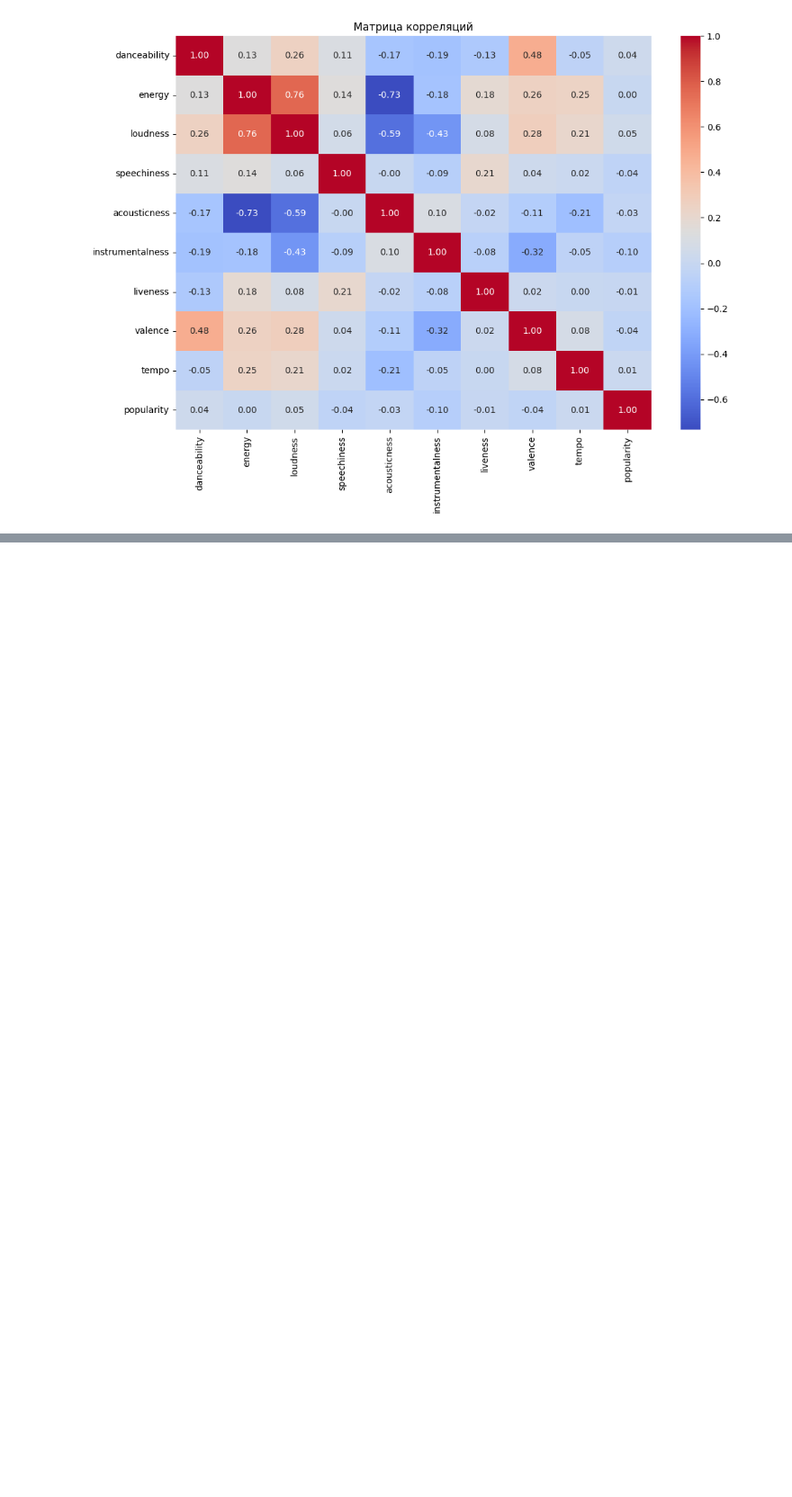
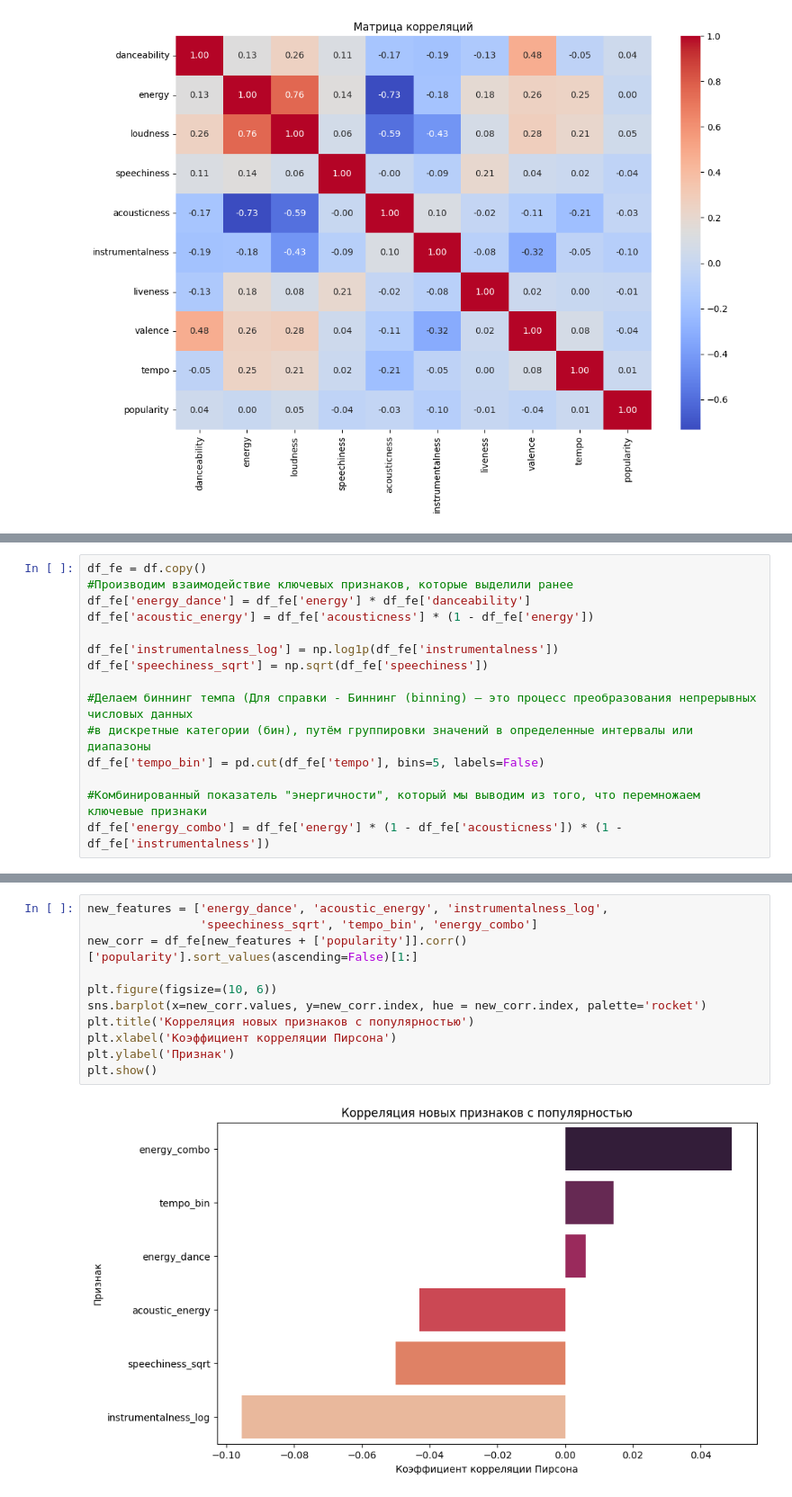
Before and after one commit to tetyukovilya/Spotify_Linear_Regression, a Jupyter notebook: Spotify.ipynb, the cells around one changed output, grey strips where cells are left out. Shown at 90% size. Saved outputs shown, nothing was run; the diff lists cells and outputs as text; blank space fills up the shorter version.

```diff
--- a/Spotify.ipynb
+++ b/Spotify.ipynb
@@ -143,0 +146,15 @@ plt.show()
+# %%
+df_fe = df.copy()
+#Производим взаимодействие ключевых признаков, которые выделили ранее
+df_fe['energy_dance'] = df_fe['energy'] * df_fe['danceability']
+df_fe['acoustic_energy'] = df_fe['acousticness'] * (1 - df_fe['energy'])
+
+df_fe['instrumentalness_log'] = np.log1p(df_fe['instrumentalness'])
+df_fe['speechiness_sqrt'] = np.sqrt(df_fe['speechiness'])
+
+#Делаем биннинг темпа (Для справки - Биннинг (binning) – это процесс преобразования непрерывных числовых данных
+#в дискретные категории (бин), путём группировки значений в определенные интервалы или диапазоны
+df_fe['tempo_bin'] = pd.cut(df_fe['tempo'], bins=5, labels=False)
+
+#Комбинированный показатель "энергичности", который мы выводим из того, что перемножаем ключевые признаки
+df_fe['energy_combo'] = df_fe['energy'] * (1 - df_fe['acousticness']) * (1 - df_fe['instrumentalness'])
@@ -143,0 +165,13 @@ plt.show()
+# %%
+new_features = ['energy_dance', 'acoustic_energy', 'instrumentalness_log',
+                'speechiness_sqrt', 'tempo_bin', 'energy_combo']
+new_corr = df_fe[new_features + ['popularity']].corr()['popularity'].sort_values(ascending=False)[1:]
+
+plt.figure(figsize=(10, 6))
+sns.barplot(x=new_corr.values, y=new_corr.index, hue = new_corr.index, palette='rocket')
+plt.title('Корреляция новых признаков с популярностью')
+plt.xlabel('Коэффициент корреляции Пирсона')
+plt.ylabel('Признак')
+plt.show()
+# %% [output]
+[figure, added]
```
Also changed, not shown: parts of 20 cells of this notebook.
